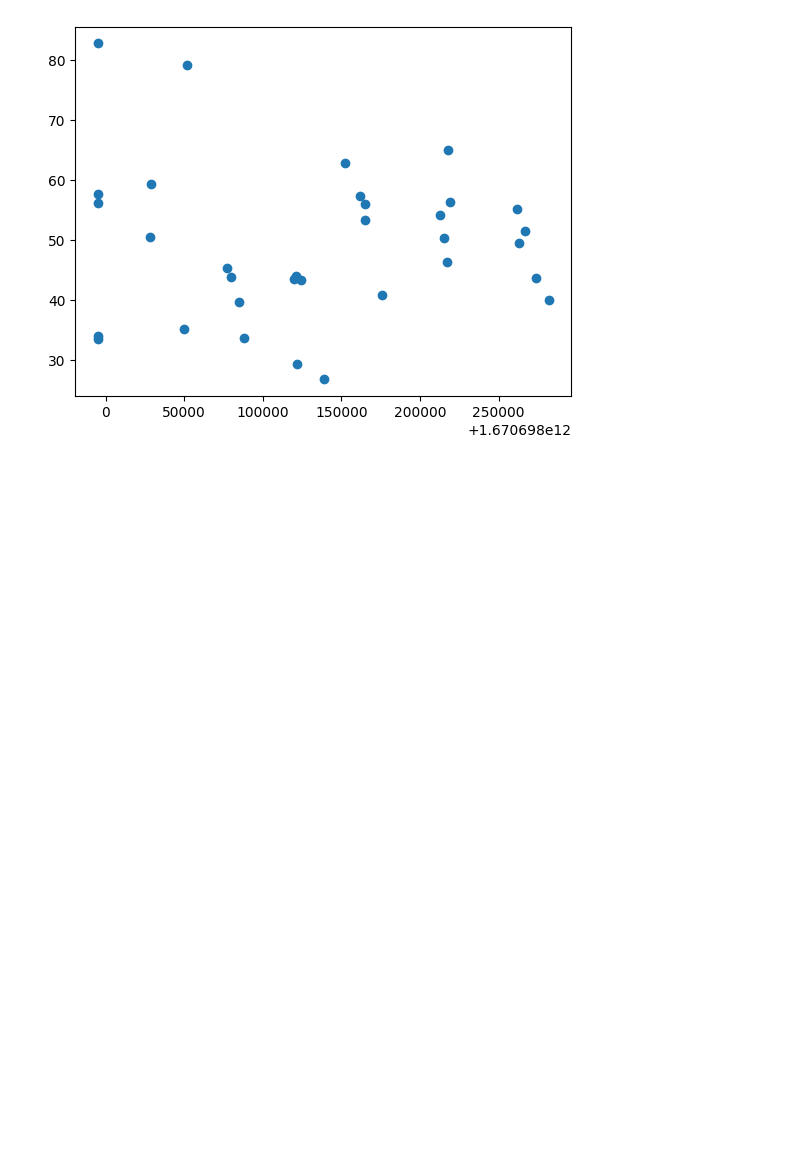
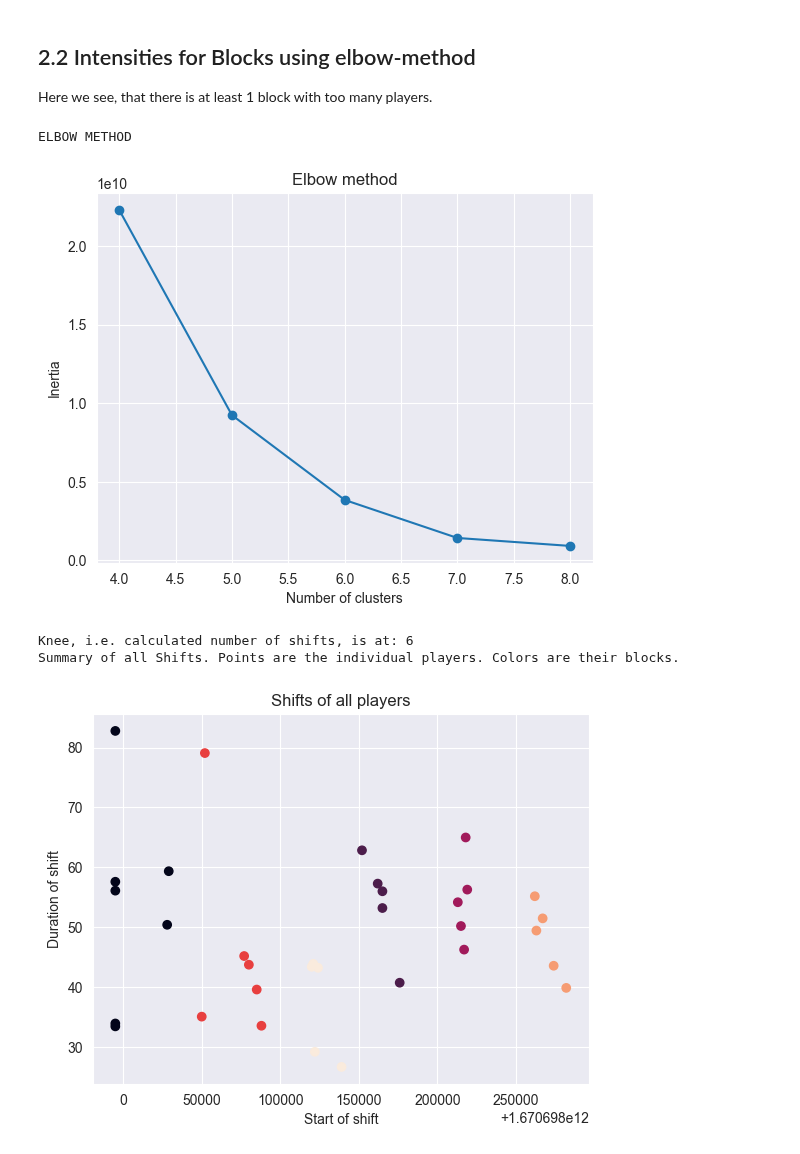
Before and after one commit to arnoldram/dataunionsihf, a Jupyter notebook: playground_joel.ipynb, the cells around one changed output. Cells and saved outputs as stored; diff of their text form; code cells hidden in the pictures; blank space fills up the shorter version.

```diff
--- a/playground_joel.ipynb
+++ b/playground_joel.ipynb
@@ -3,13 +23,21 @@
 # %%
-from utils import read_file
-import pandas as pd
-import datetime
 
 # basic configurations
-FILE = "data/Events-Match_Test__TEAM_A_vs__TEAM_B-Period_Period_1_Period_Period_2_Period_Period_3.csv"
-EVENT_TYPE = "Shifts"
+READ_FROM_API = False
 
-# load initial dataset
-df = read_file(FILE, EVENT_TYPE)
+
+# load data
+if READ_FROM_API:
+    CRED_FILE = "credentials.json"
+    df_json = utils.read_from_web(CRED_FILE)
+else:
+    FILE = "data/Events-Match_Test__TEAM_A_vs__TEAM_B-Period_Period_1_Period_Period_2_Period_Period_3.csv"
+    EVENT_TYPE = "Shifts"
+
+    # load initial dataset
+    df = utils.read_file(FILE, EVENT_TYPE)
+
+
+print("Data Frame loaded successfully!")
 df
 # %% [output]
@@ -102,9 +91,17 @@ plot_shifts_with_intensity(df, 5)
+# %% [markdown]
+## 2.2 Intensities for Blocks using elbow-method
+
+Here we see, that there is at least 1 block with too many players.
 # %%
-df_no_keepers = df[~df["Name"].str.contains("Goalkeeper")]
-df_no_keepers = df_no_keepers[df_no_keepers["timestamp"] < df_no_keepers["timestamp"].min() + datetime.timedelta(minutes=5)]
-df_no_keepers = df_no_keepers[df_no_keepers["Name"].str.contains("Guest")]
+block_config = {
+    "naive_number_of_shifts" : False,
+    "verbose": True
+}
 
-plt.scatter(df_no_keepers["Timestamp (ms)"], df_no_keepers["Duration (s)"])
-plt.show()
+utils.plot_shifts_with_intensity_individual(df_no_keepers, block_config=block_config)
 # %% [output]
+ELBOW METHOD
-[figure, old version]
+[figure, new version]
+Knee, i.e. calculated number of shifts, is at: 6
+Summary of all Shifts. Points are the individual players. Colors are their blocks.
+[figure, added]
```
Also changed, not shown: parts of 15 cells of this notebook, 1 other file.
